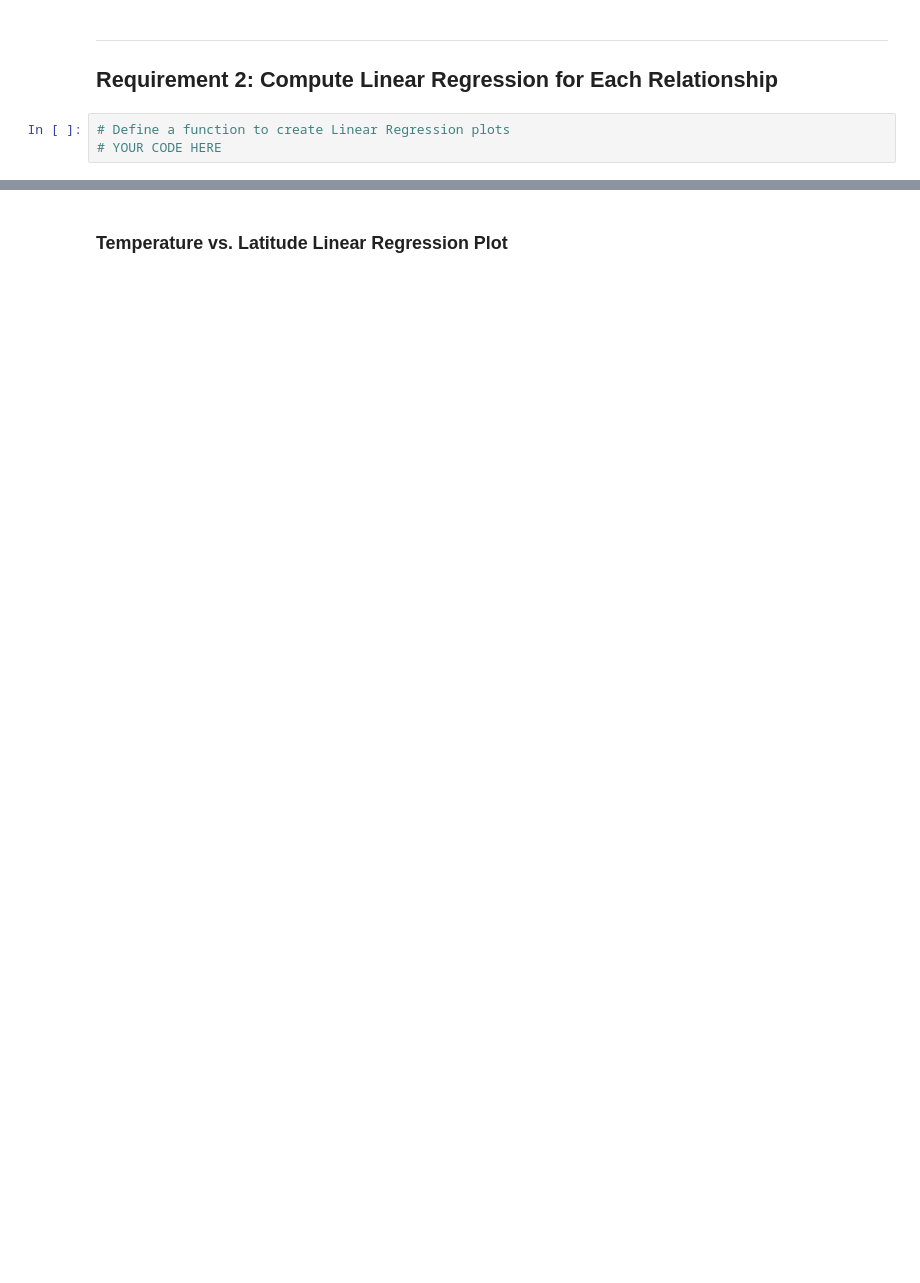
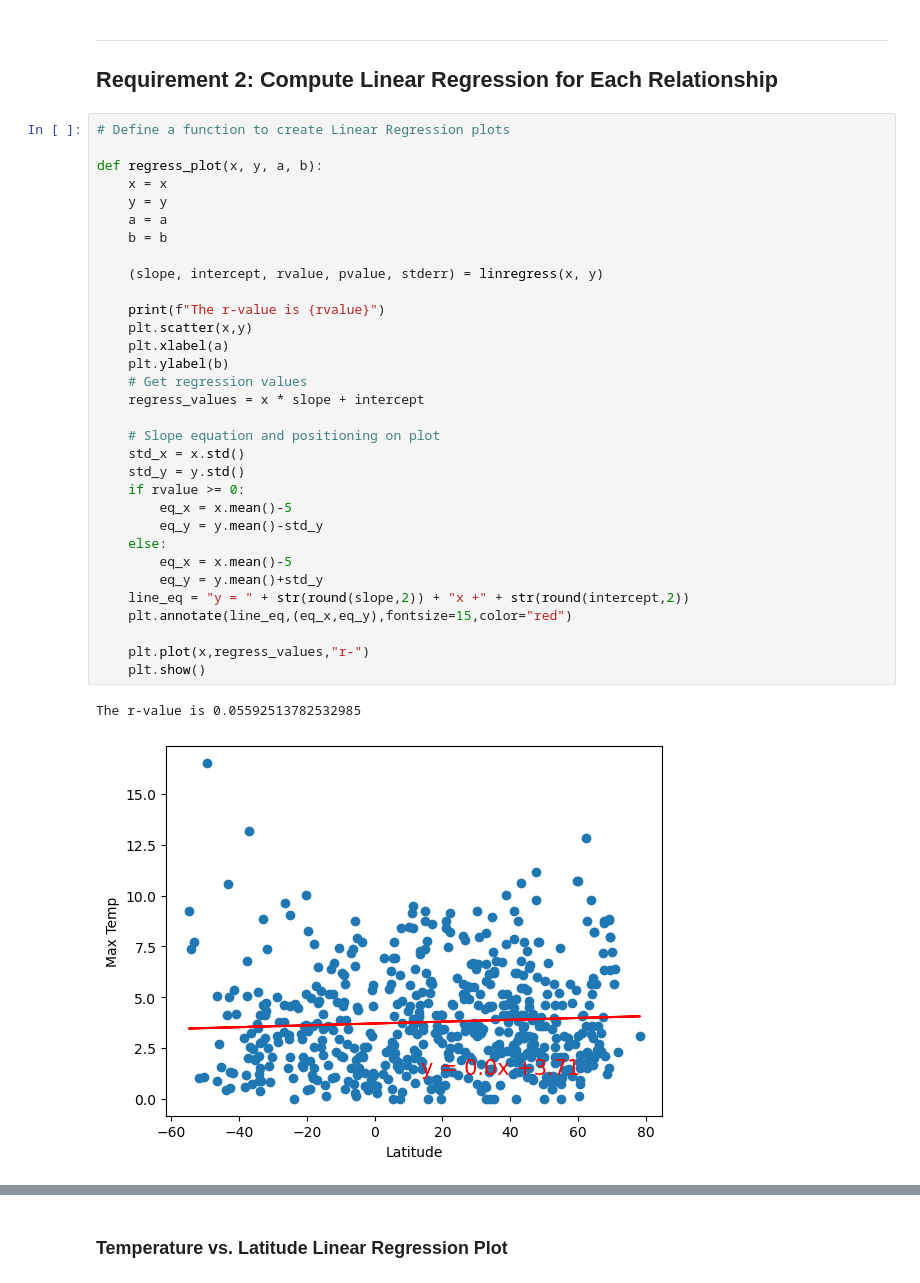
Before and after one commit to m-lohr/python-api-challenge, a Jupyter notebook: WeatherPy/WeatherPy.ipynb, the cells around one changed output, grey strips where cells are left out. Drawn from its saved outputs; the diff is of its cells as text; blank space fills up the shorter version.

```diff
--- a/WeatherPy/WeatherPy.ipynb
+++ b/WeatherPy/WeatherPy.ipynb
@@ -279,8 +279,40 @@ plt.show()
 ---
 
 ## Requirement 2: Compute Linear Regression for Each Relationship
-# %%
-# Define a function to create Linear Regression plots
-# YOUR CODE HERE
+# %%
+# Define a function to create Linear Regression plots
+
+def regress_plot(x, y, a, b):
+    x = x
+    y = y
+    a = a
+    b = b
+
+    (slope, intercept, rvalue, pvalue, stderr) = linregress(x, y)
+
+    print(f"The r-value is {rvalue}")
+    plt.scatter(x,y)
+    plt.xlabel(a)
+    plt.ylabel(b)
+    # Get regression values
+    regress_values = x * slope + intercept
+
+    # Slope equation and positioning on plot
+    std_x = x.std()
+    std_y = y.std()
+    if rvalue >= 0:
+        eq_x = x.mean()-5
+        eq_y = y.mean()-std_y
+    else:
+        eq_x = x.mean()-5
+        eq_y = y.mean()+std_y
+    line_eq = "y = " + str(round(slope,2)) + "x +" + str(round(intercept,2))
+    plt.annotate(line_eq,(eq_x,eq_y),fontsize=15,color="red")
+
+    plt.plot(x,regress_values,"r-")
+    plt.show()
+# %% [output]
+The r-value is 0.05592513782532985
+[figure, added]
 # %%
 # Create a DataFrame with the Northern Hemisphere data (Latitude >= 0)
```
Also changed, not shown: parts of 25 cells of this notebook, 5 other files.
